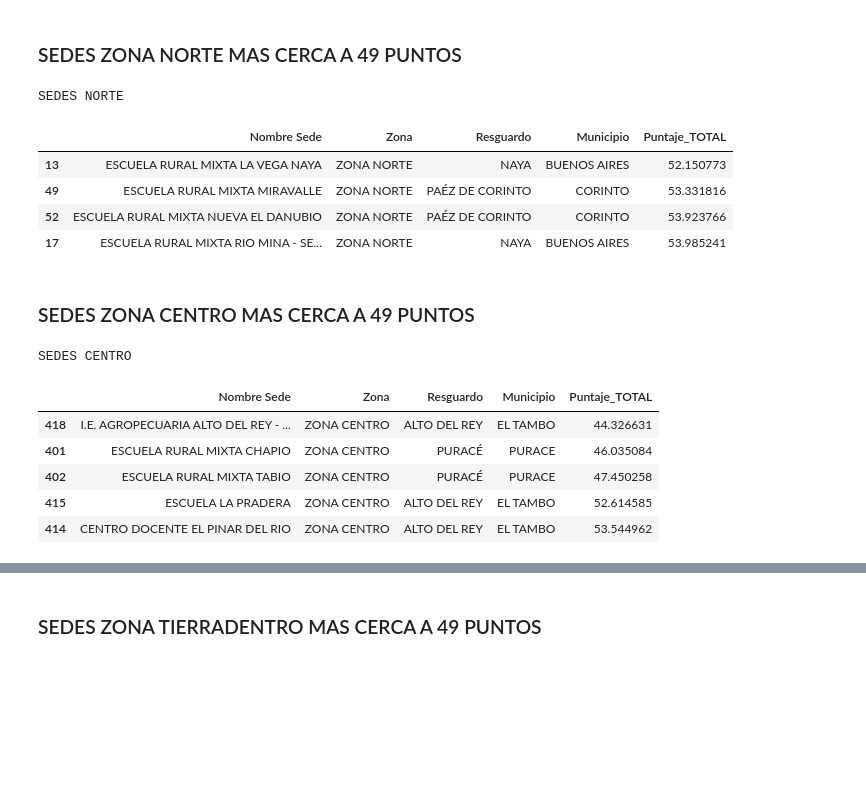
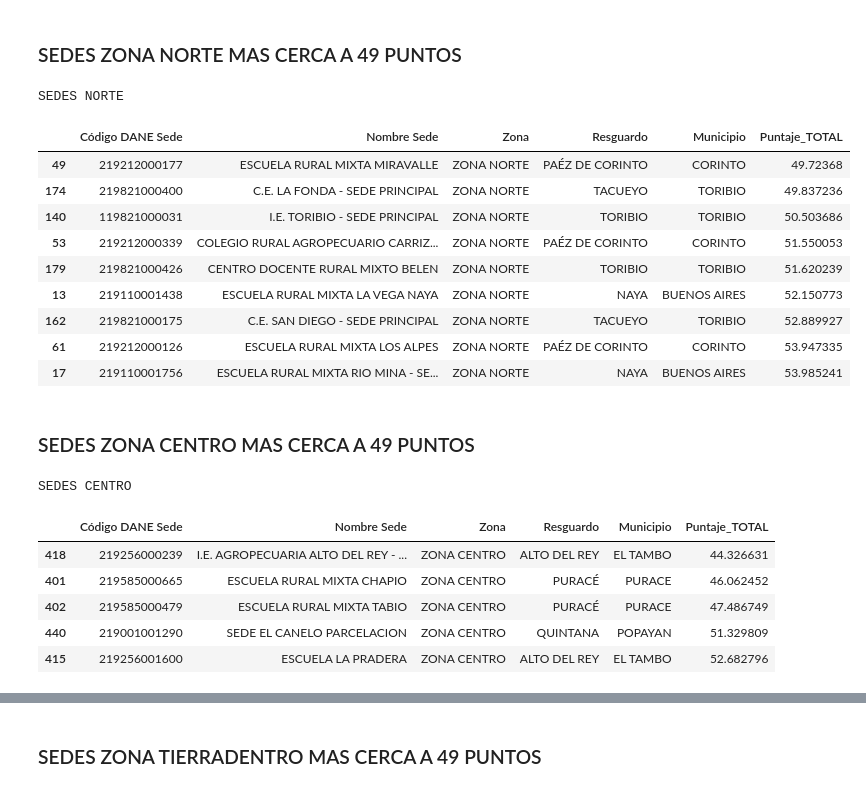
Before and after one commit to Eiver12/ANALISIS-DE-DATOS-SEDES-EDCUCATIVAS, a Jupyter notebook: datos.ipynb, the cells around one changed output, grey strips where cells are left out. Saved outputs shown, nothing was run; the diff lists cells and outputs as text; code cells hidden in the pictures; blank space fills up the shorter version.

```diff
--- a/datos.ipynb
+++ b/datos.ipynb
@@ -8,9 +9,10 @@ import openpyxl
 # %% [markdown]
 ### Archivo a Analizar
 # %%
-archivo = 'Sedes_600.xlsx'
+archivo = 'datos-generales - 2026-06-01.xlsx'
 df = pd.read_excel(archivo)
 # %%
+pd.set_option('display.max_colwidth', None)
 plt.style.use('seaborn-v0_8-whitegrid')
 sns.set_theme(style='whitegrid')
 plt.rcParams['figure.figsize'] = (12, 8)
@@ -1894,12 +1898,18 @@ TOP 10 SEDES CERCA A 49 PUNTOS
 ### SEDES ZONA NORTE MAS CERCA A 49 PUNTOS
 # %%
 print('SEDES NORTE')
-cerca_49_norte = cerca_49[cerca_49['Zona'] == 'ZONA NORTE']
-cerca_49_norte[['Nombre Sede', 'Zona','Resguardo','Municipio','Puntaje_TOTAL']].head(4).sort_values(by='Puntaje_TOTAL')
+cerca_49_norte = cerca_49[(cerca_49['Zona'] == 'ZONA NORTE') & (cerca_49['Puntaje_TOTAL'] >= 49)]
+filtrado_cerca_49_norte = cerca_49_norte[['Código DANE Sede','Nombre Sede', 'Zona','Resguardo','Municipio','Puntaje_TOTAL']].head(10).sort_values(by='Puntaje_TOTAL')
+filtrado_cerca_49_norte
 # %% [output]
 SEDES NORTE
-|  | Nombre Sede | Zona | Resguardo | Municipio | Puntaje_TOTAL |
-| 13 | ESCUELA RURAL MIXTA LA VEGA NAYA | ZONA NORTE | NAYA | BUENOS AIRES | 52.150773 |
-| 49 | ESCUELA RURAL MIXTA MIRAVALLE | ZONA NORTE | PAÉZ DE CORINTO | CORINTO | 53.331816 |
-| 52 | ESCUELA RURAL MIXTA NUEVA EL DANUBIO | ZONA NORTE | PAÉZ DE CORINTO | CORINTO | 53.923766 |
-| 17 | ESCUELA RURAL MIXTA RIO MINA - SE... | ZONA NORTE | NAYA | BUENOS AIRES | 53.985241 |
+|  | Código DANE Sede | Nombre Sede | Zona | Resguardo | Municipio | Puntaje_TOTAL |
+| 49 | 219212000177 | ESCUELA RURAL MIXTA MIRAVALLE | ZONA NORTE | PAÉZ DE CORINTO | CORINTO | 49.72368 |
+| 174 | 219821000400 | C.E. LA FONDA - SEDE PRINCIPAL | ZONA NORTE | TACUEYO | TORIBIO | 49.837236 |
+| 140 | 119821000031 | I.E. TORIBIO - SEDE PRINCIPAL | ZONA NORTE | TORIBIO | TORIBIO | 50.503686 |
+| 53 | 219212000339 | COLEGIO RURAL AGROPECUARIO CARRIZ... | ZONA NORTE | PAÉZ DE CORINTO | CORINTO | 51.550053 |
+| 179 | 219821000426 | CENTRO DOCENTE RURAL MIXTO BELEN | ZONA NORTE | TORIBIO | TORIBIO | 51.620239 |
+| 13 | 219110001438 | ESCUELA RURAL MIXTA LA VEGA NAYA | ZONA NORTE | NAYA | BUENOS AIRES | 52.150773 |
+| 162 | 219821000175 | C.E. SAN DIEGO - SEDE PRINCIPAL | ZONA NORTE | TACUEYO | TORIBIO | 52.889927 |
+| 61 | 219212000126 | ESCUELA RURAL MIXTA LOS ALPES | ZONA NORTE | PAÉZ DE CORINTO | CORINTO | 53.947335 |
+| 17 | 219110001756 | ESCUELA RURAL MIXTA RIO MINA - SE... | ZONA NORTE | NAYA | BUENOS AIRES | 53.985241 |
@@ -1908,12 +1922,13 @@ SEDES NORTE
 # %%
 print('SEDES CENTRO')
 cerca_49_centro = cerca_49[cerca_49['Zona'] == 'ZONA CENTRO']
-cerca_49_centro[['Nombre Sede', 'Zona','Resguardo','Municipio','Puntaje_TOTAL']].head().sort_values(by='Puntaje_TOTAL')
+filtrado_cerca_49_centro = cerca_49_centro[['Código DANE Sede', 'Nombre Sede', 'Zona','Resguardo','Municipio','Puntaje_TOTAL']].head(10).sort_values(by='Puntaje_TOTAL')
+filtrado_cerca_49_centro
 # %% [output]
 SEDES CENTRO
-|  | Nombre Sede | Zona | Resguardo | Municipio | Puntaje_TOTAL |
-| 418 | I.E. AGROPECUARIA ALTO DEL REY - ... | ZONA CENTRO | ALTO DEL REY | EL TAMBO | 44.326631 |
-| 401 | ESCUELA RURAL MIXTA CHAPIO | ZONA CENTRO | PURACÉ | PURACE | 46.035084 |
-| 402 | ESCUELA RURAL MIXTA TABIO | ZONA CENTRO | PURACÉ | PURACE | 47.450258 |
-| 415 | ESCUELA LA PRADERA | ZONA CENTRO | ALTO DEL REY | EL TAMBO | 52.614585 |
-| 414 | CENTRO DOCENTE EL PINAR DEL RIO | ZONA CENTRO | ALTO DEL REY | EL TAMBO | 53.544962 |
+|  | Código DANE Sede | Nombre Sede | Zona | Resguardo | Municipio | Puntaje_TOTAL |
+| 418 | 219256000239 | I.E. AGROPECUARIA ALTO DEL REY - ... | ZONA CENTRO | ALTO DEL REY | EL TAMBO | 44.326631 |
+| 401 | 219585000665 | ESCUELA RURAL MIXTA CHAPIO | ZONA CENTRO | PURACÉ | PURACE | 46.062452 |
+| 402 | 219585000479 | ESCUELA RURAL MIXTA TABIO | ZONA CENTRO | PURACÉ | PURACE | 47.486749 |
+| 440 | 219001001290 | SEDE EL CANELO PARCELACION | ZONA CENTRO | QUINTANA | POPAYAN | 51.329809 |
+| 415 | 219256001600 | ESCUELA LA PRADERA | ZONA CENTRO | ALTO DEL REY | EL TAMBO | 52.682796 |
```
Also changed, not shown: parts of 45 cells of this notebook, 17 other files.
